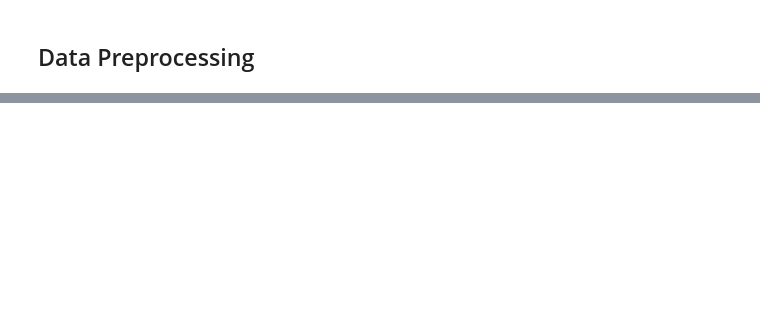
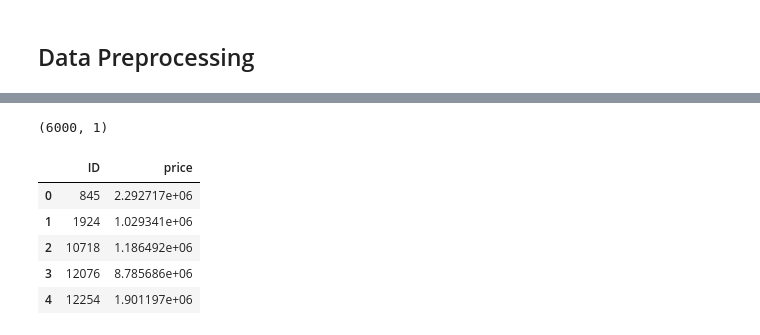
Before and after one commit to veronicaeyo/house_price_prediction, a Jupyter notebook: house_prediction_optuna.ipynb, the cells around one changed output, grey strips where cells are left out. Saved outputs shown, nothing was run; the diff lists cells and outputs as text; code cells hidden in the pictures; blank space fills up the shorter version.

```diff
--- a/house_prediction_optuna.ipynb
+++ b/house_prediction_optuna.ipynb
@@ -90,0 +173,17 @@ Did not meet early stopping. Best iteration is:
+# %%
+sample_sub = pd.read_csv('data/Sample_submission.csv')
+print(sample_sub.shape)
+
+sample_sub["price"] = np.mean(lgbm_preds, axis=0)
+sample_sub.to_csv(
+    "submissions/lgbm_regressor_tuned_kfold_15_log_transformed_feat_eng_optuna.csv", index=False
+)
+sample_sub.head()
+# %% [output]
+(6000, 1)
+|  | ID | price |
+| 0 | 845 | 2.292717e+06 |
+| 1 | 1924 | 1.029341e+06 |
+| 2 | 10718 | 1.186492e+06 |
+| 3 | 12076 | 8.785686e+06 |
+| 4 | 12254 | 1.901197e+06 |
```
Also changed, not shown: parts of 8 cells of this notebook, 3 other files.
